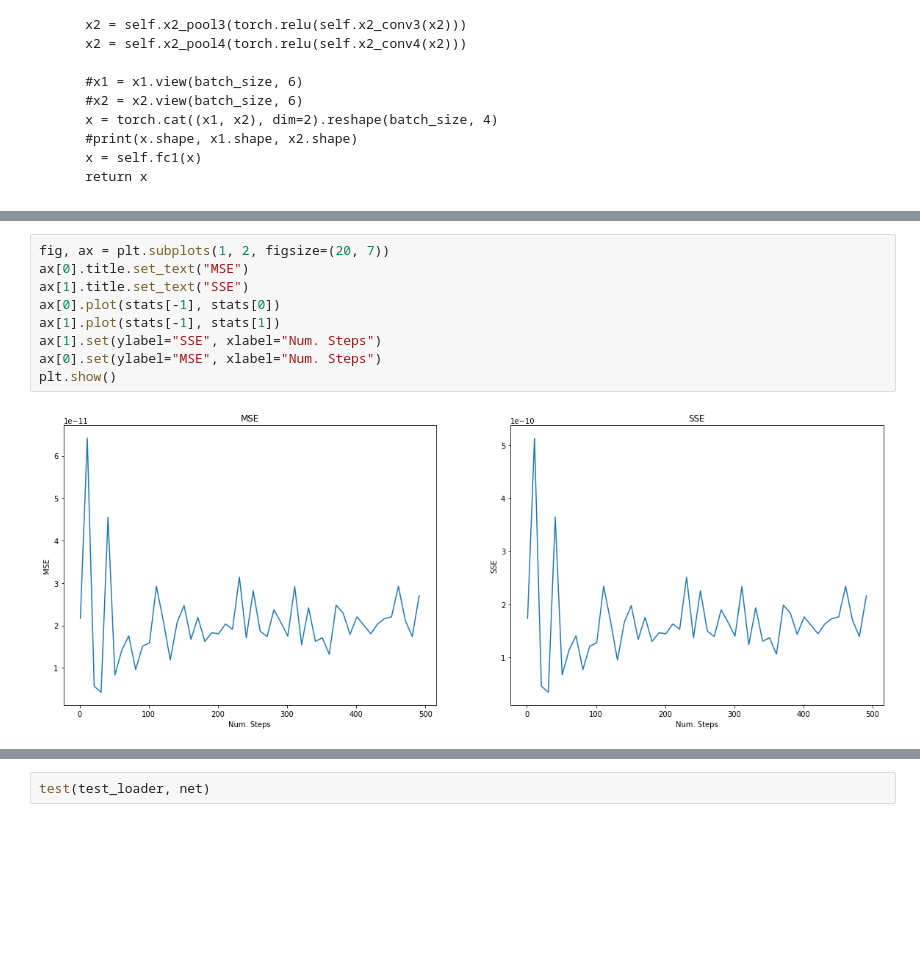
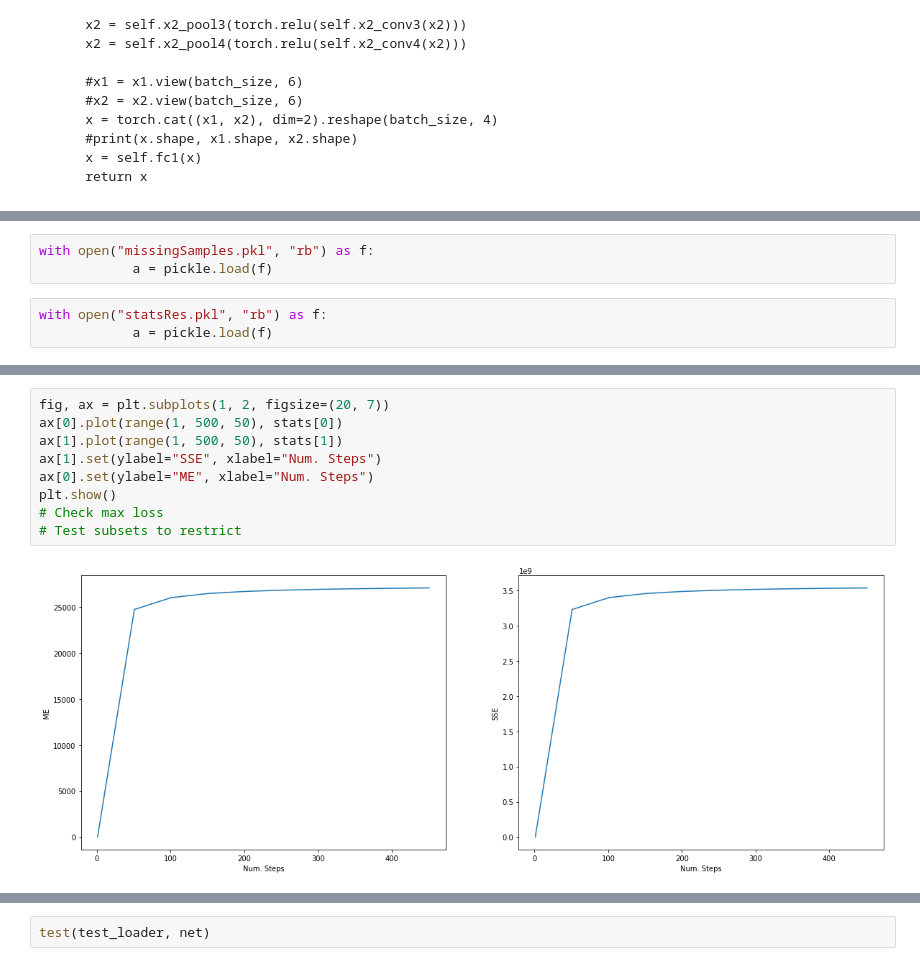
Before and after one commit to RobbieSoutham/SkinLearning, a Jupyter notebook: Model.ipynb, the cells around one changed output, grey strips where cells are left out. Cells and saved outputs as stored; diff of their text form; blank space fills up the shorter version.

Commit message:
Some tests

```diff
--- a/Model.ipynb
+++ b/Model.ipynb
@@ -165 +320,7 @@ class CNN1D(nn.Module):
+# %%
+with open("missingSamples.pkl", "rb") as f:
+            a = pickle.load(f)
+# %%
+with open("statsRes.pkl", "rb") as f:
+            a = pickle.load(f)
 # %%
@@ -251,14 +454,14 @@ print(stats)
 # %%
 fig, ax = plt.subplots(1, 2, figsize=(20, 7))
-ax[0].title.set_text("MSE")
-ax[1].title.set_text("SSE")
-ax[0].plot(stats[-1], stats[0])
-ax[1].plot(stats[-1], stats[1])
+ax[0].plot(range(1, 500, 50), stats[0])
+ax[1].plot(range(1, 500, 50), stats[1])
 ax[1].set(ylabel="SSE", xlabel="Num. Steps")
-ax[0].set(ylabel="MSE", xlabel="Num. Steps")
+ax[0].set(ylabel="ME", xlabel="Num. Steps")
 plt.show()
+# Check max loss
+# Test subsets to restrict
 # %% [output]
-[figure, old version]
+[figure, new version]
 # %%
 # Folder name will correspond to index of sample
 from torch.utils.data import Dataset, DataLoader
```
Also changed, not shown: parts of 28 cells of this notebook, 4 other files.
